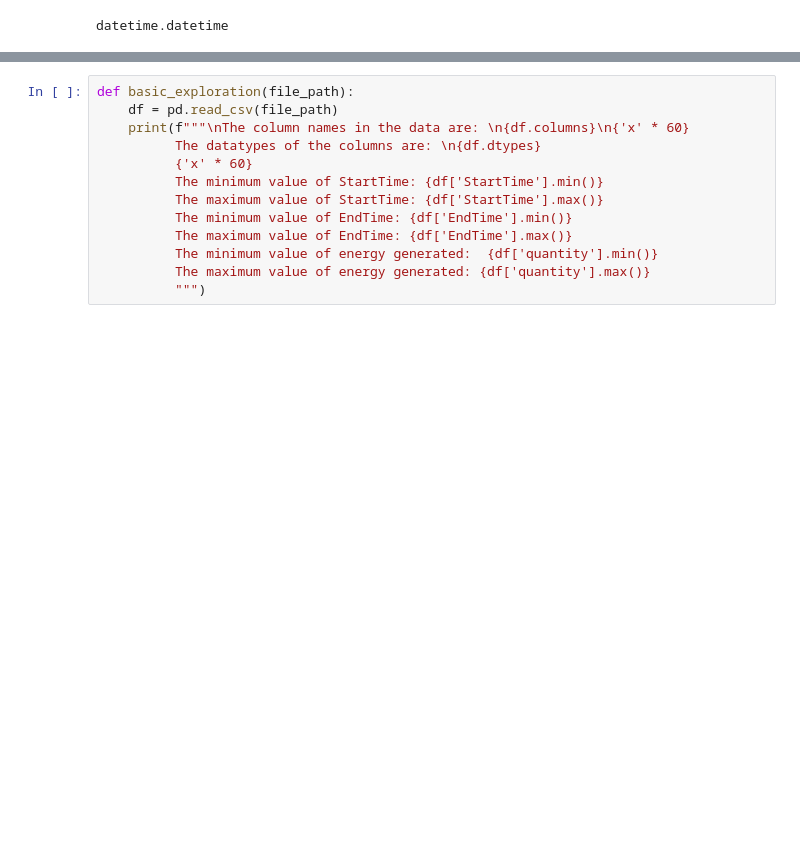
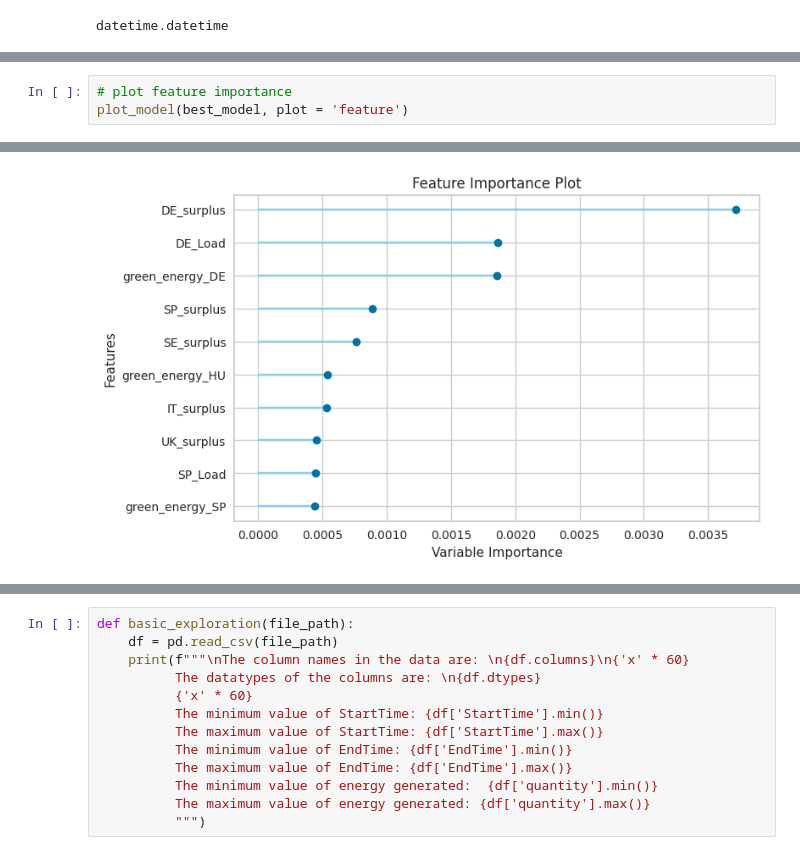
Before and after one commit to Ashish-Soni08/SE-Europe-Data_Challenge, a Jupyter notebook: EDA.ipynb, the cells around one changed output, grey strips where cells are left out. Saved outputs shown, nothing was run; the diff lists cells and outputs as text; blank space fills up the shorter version.

```diff
--- a/EDA.ipynb
+++ b/EDA.ipynb
@@ -431,0 +255,4 @@ resampled_df
+# %%
+# plot feature importance
+plot_model(best_model, plot = 'feature')
+# %% [output]
@@ -431,0 +260 @@ resampled_df
+[figure, added]
```
Also changed, not shown: parts of 98 cells of this notebook.
